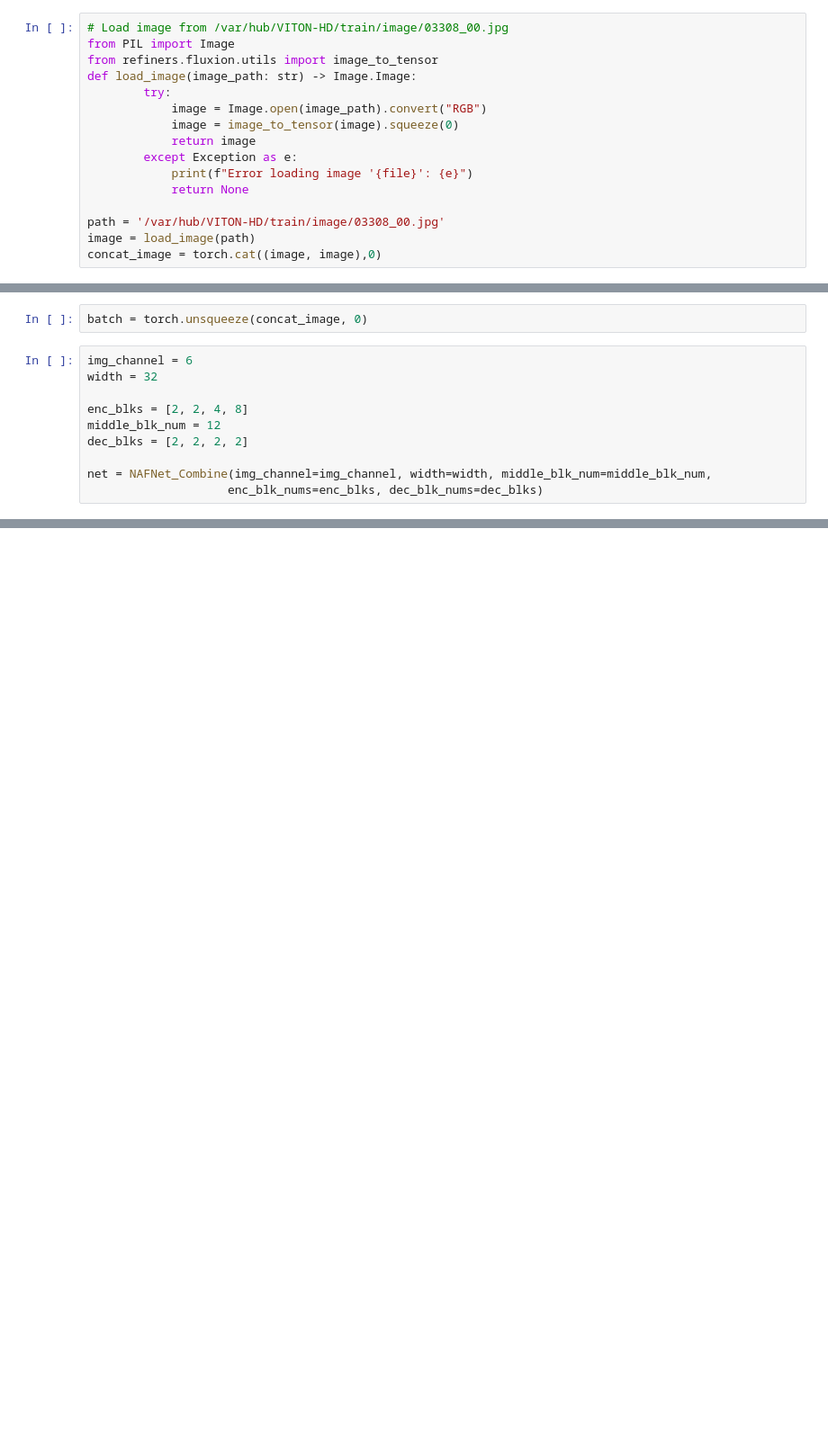
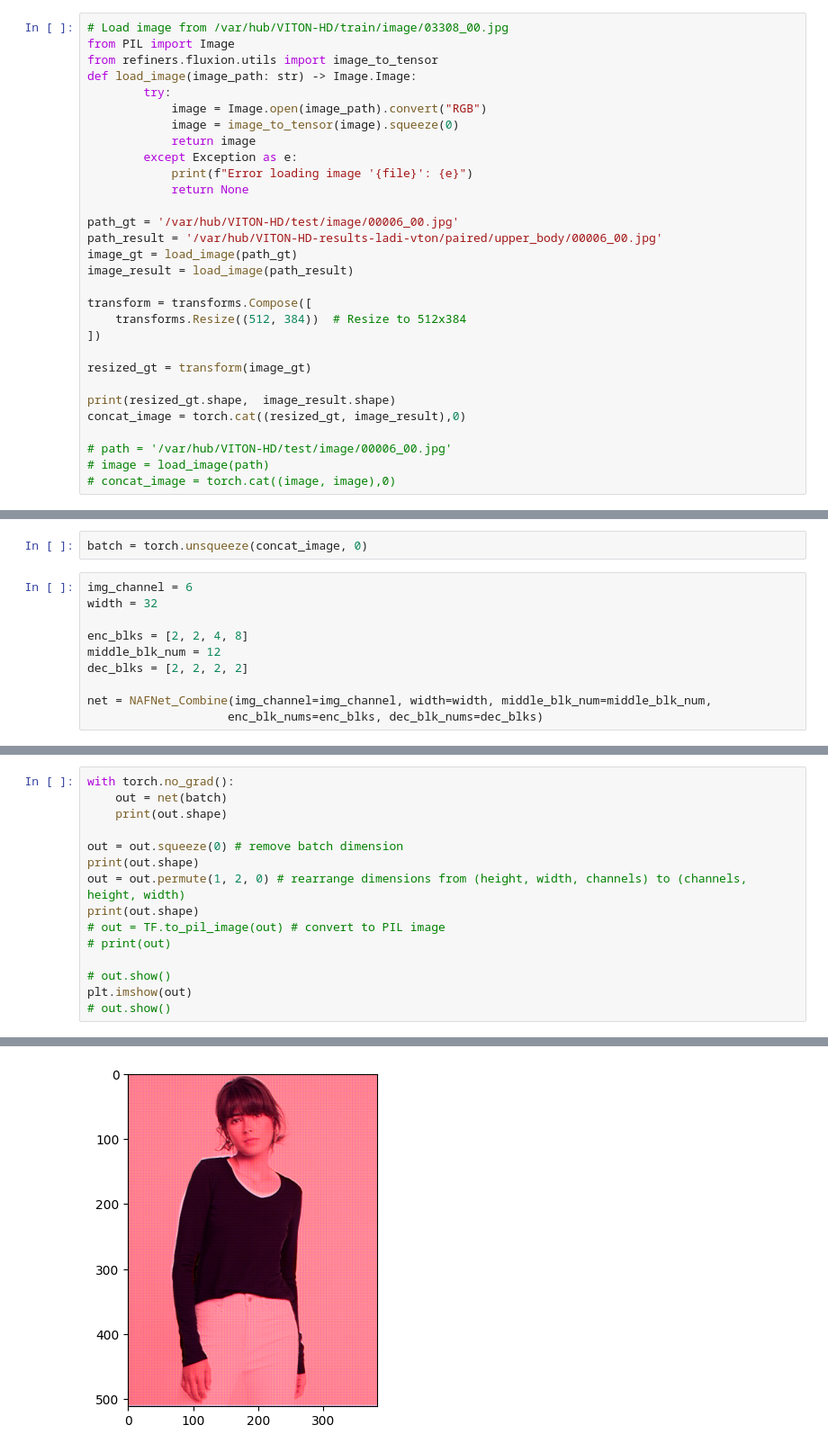
Before and after one commit to julenurchoeguia/vton, a Jupyter notebook: notebooks/test.ipynb, the cells around one changed output, grey strips where cells are left out. Shown at 90% size. Cells and saved outputs as stored; diff of their text form; blank space fills up the shorter version.

```diff
--- a/notebooks/test.ipynb
+++ b/notebooks/test.ipynb
@@ -224,6 +25,20 @@ def load_image(image_path: str) -> Image.Image:
             print(f"Error loading image '{file}': {e}")
             return None
 
-path = '/var/hub/VITON-HD/train/image/03308_00.jpg'
-image = load_image(path)
-concat_image = torch.cat((image, image),0)
+path_gt = '/var/hub/VITON-HD/test/image/00006_00.jpg'
+path_result = '/var/hub/VITON-HD-results-ladi-vton/paired/upper_body/00006_00.jpg'
+image_gt = load_image(path_gt)
+image_result = load_image(path_result)
+
+transform = transforms.Compose([
+    transforms.Resize((512, 384))  # Resize to 512x384
+])
+
+resized_gt = transform(image_gt)
+
+print(resized_gt.shape,  image_result.shape)
+concat_image = torch.cat((resized_gt, image_result),0)
+
+# path = '/var/hub/VITON-HD/test/image/00006_00.jpg'
+# image = load_image(path)
+# concat_image = torch.cat((image, image),0)
@@ -247,0 +59,16 @@ torch.Size([1, 3, 1024, 768])
+# %%
+with torch.no_grad():
+    out = net(batch)
+    print(out.shape)
+
+out = out.squeeze(0) # remove batch dimension
+print(out.shape)
+out = out.permute(1, 2, 0) # rearrange dimensions from (height, width, channels) to (channels, height, width)
+print(out.shape)
+# out = TF.to_pil_image(out) # convert to PIL image
+# print(out)
+
+# out.show()
+plt.imshow(out)
+# out.show()
+# %% [output]
@@ -247,0 +80 @@ torch.Size([1, 3, 1024, 768])
+[figure, added]
```
Also changed, not shown: parts of 6 cells of this notebook.
